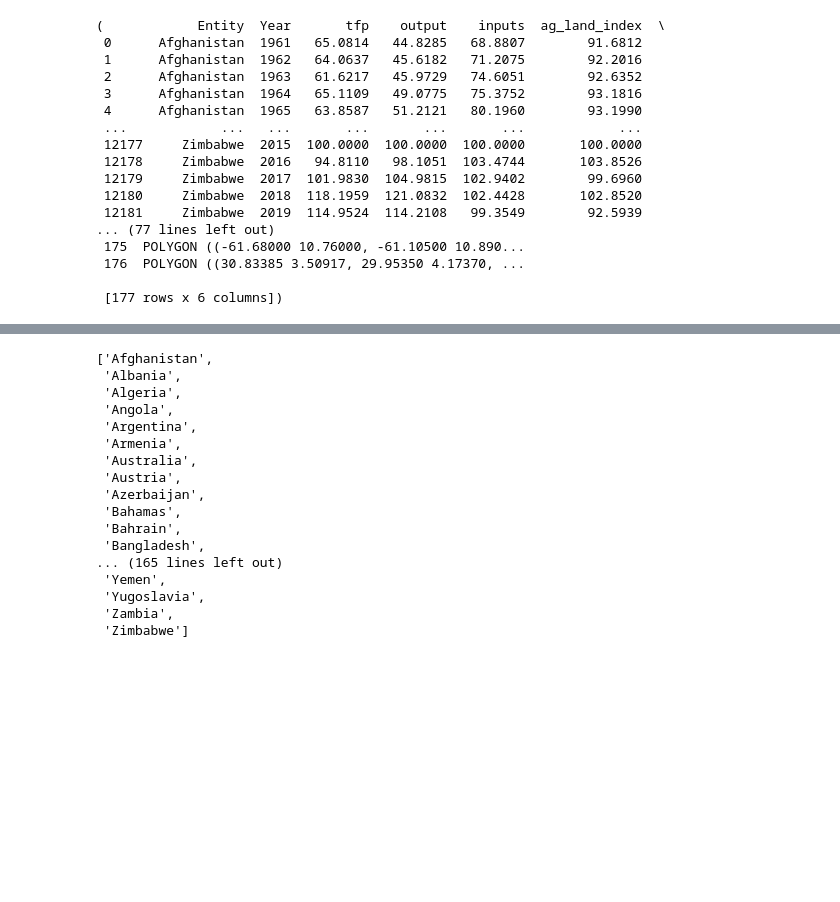
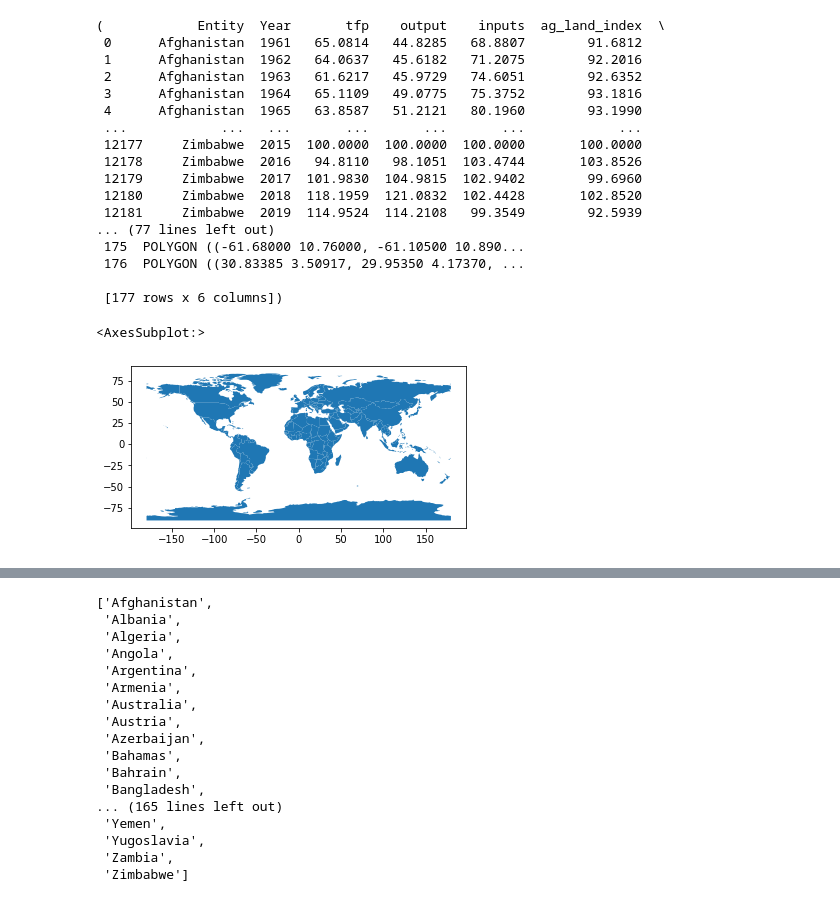
Before and after one commit to annaziegert/agriculture_production_nova, a Jupyter notebook: Prototyping/test_notebook.ipynb, the cells around one changed output, grey strips where cells are left out. Saved outputs shown, nothing was run; the diff lists cells and outputs as text; code cells hidden in the pictures; blank space fills up the shorter version.

```diff
--- a/Prototyping/test_notebook.ipynb
+++ b/Prototyping/test_notebook.ipynb
@@ -332,3 +377,8 @@ agr_data already exists
  176  POLYGON ((30.83385 3.50917, 29.95350 4.17370, ...
 
  [177 rows x 6 columns])
+# %%
+agr_data.geo_df.plot()
+# %% [output]
+<AxesSubplot:>
+[figure, added]
```
Also changed, not shown: parts of 2 cells of this notebook, 1 other file.
